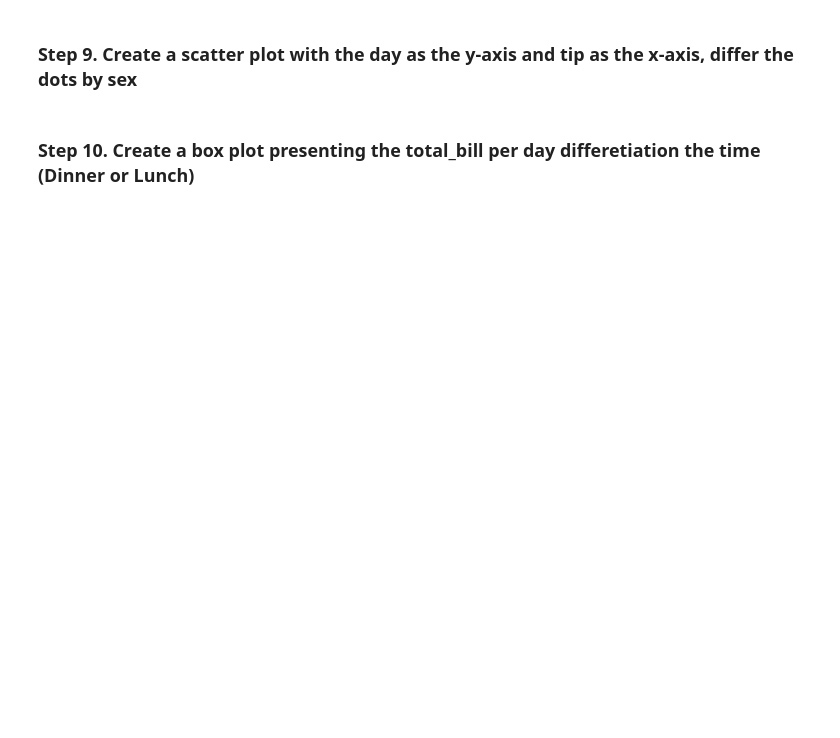
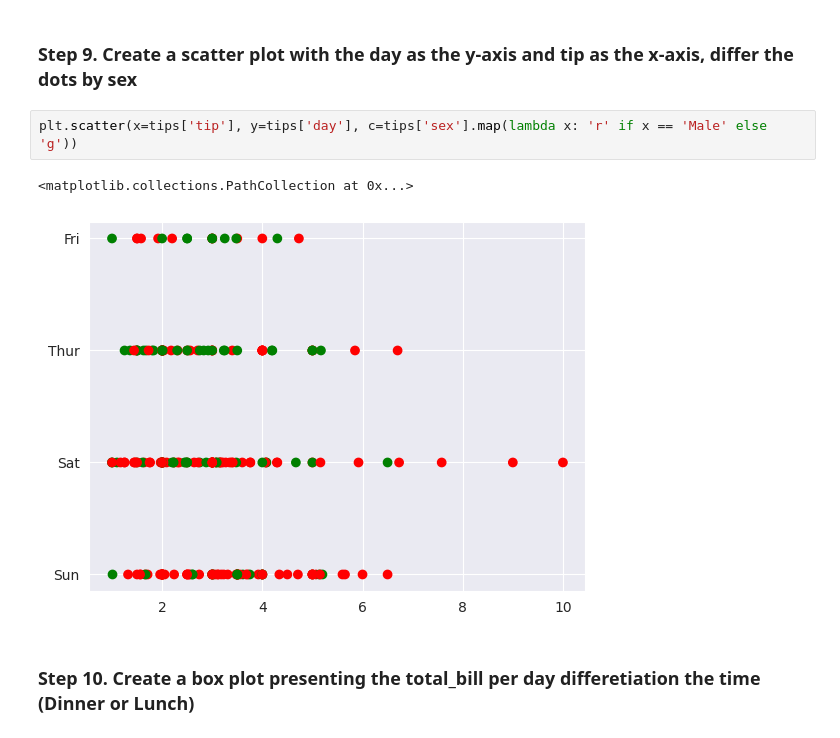
Before and after one commit to Mazako/pandas_exercises, a Jupyter notebook: 07_Visualization/Tips/Exercises.ipynb, the cells around one changed output. Drawn from its saved outputs; the diff is of its cells as text; blank space fills up the shorter version.

```diff
--- a/07_Visualization/Tips/Exercises.ipynb
+++ b/07_Visualization/Tips/Exercises.ipynb
@@ -67,4 +83,9 @@ sns.histplot(tips, x='tip', stat='density')
 # %% [markdown]
 ### Step 9. Create a scatter plot with the day as the y-axis and tip as the x-axis, differ the dots by sex
+# %%
+plt.scatter(x=tips['tip'], y=tips['day'], c=tips['sex'].map(lambda x: 'r' if x == 'Male' else 'g'))
+# %% [output]
+<matplotlib.collections.PathCollection at 0x...>
+[figure, added]
 # %% [markdown]
 ### Step 10.  Create a box plot presenting the total_bill per day differetiation the time (Dinner or Lunch)
```
Also changed, not shown: parts of 7 cells of this notebook, 1 other file.
